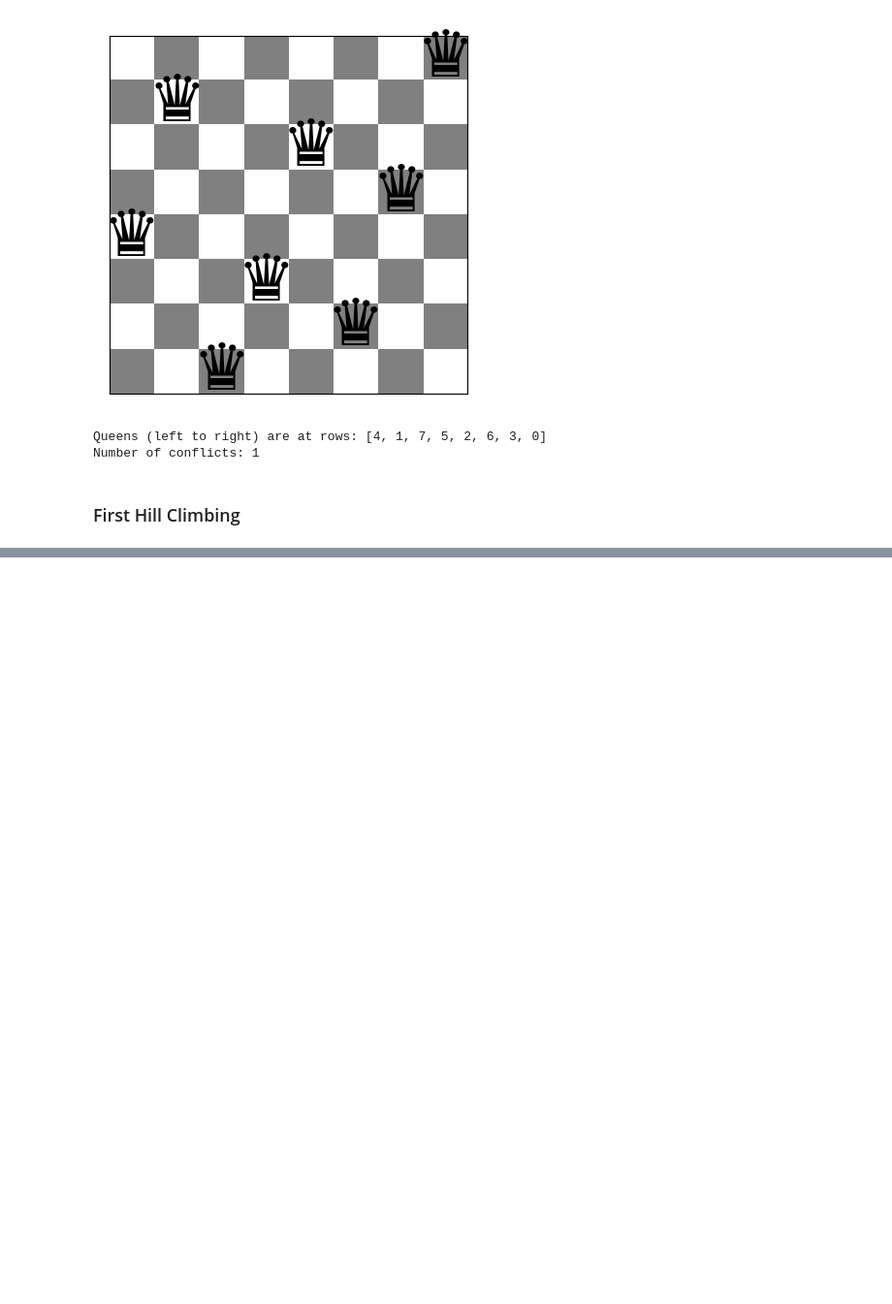
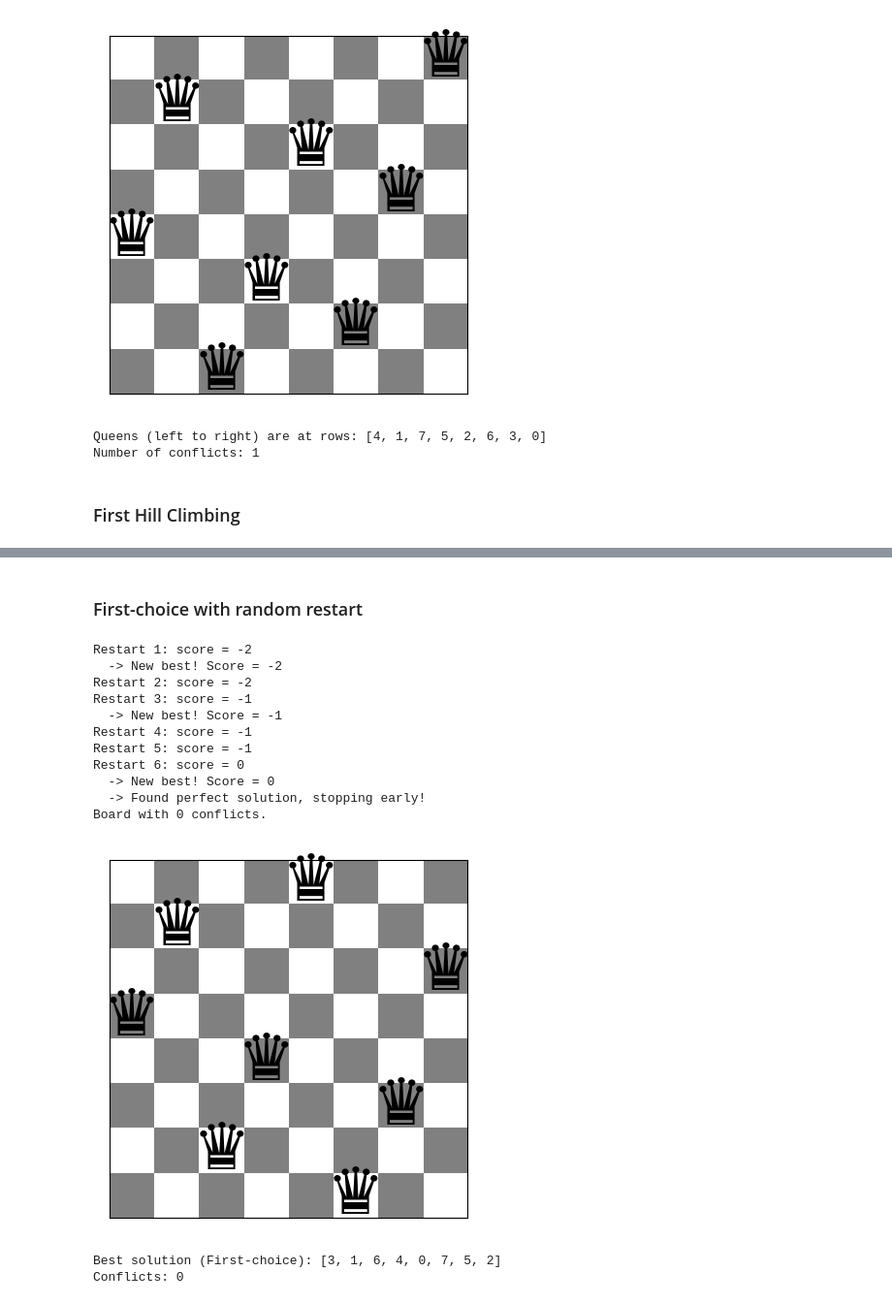
Before and after one commit to sleepymor/Week-4-Introduction-to-AI, a Jupyter notebook: queens-problem.ipynb, the cells around one changed output, grey strips where cells are left out. Shown at 97% size. Drawn from its saved outputs; the diff is of its cells as text; code cells hidden in the pictures; blank space fills up the shorter version.

```diff
--- a/queens-problem.ipynb
+++ b/queens-problem.ipynb
@@ -192,0 +253,23 @@ Number of conflicts: 2
+# %% [markdown]
+### First-choice with random restart
+# %%
+# run first-choice with random restart
+solution = random_restart(first_choice_hill_climbing, 8, restarts=100)
+show_board(solution)
+print(f"Best solution (First-choice): {solution}")
+print(f"Conflicts: {conflicts(solution)}")
+# %% [output]
+Restart 1: score = -2
+  -> New best! Score = -2
+Restart 2: score = -2
+Restart 3: score = -1
+  -> New best! Score = -1
+Restart 4: score = -1
+Restart 5: score = -1
+Restart 6: score = 0
+  -> New best! Score = 0
+  -> Found perfect solution, stopping early!
+Board with 0 conflicts.
+[figure, added]
+Best solution (First-choice): [3, 1, 6, 4, 0, 7, 5, 2]
+Conflicts: 0
```
Also changed, not shown: parts of 7 cells of this notebook.
